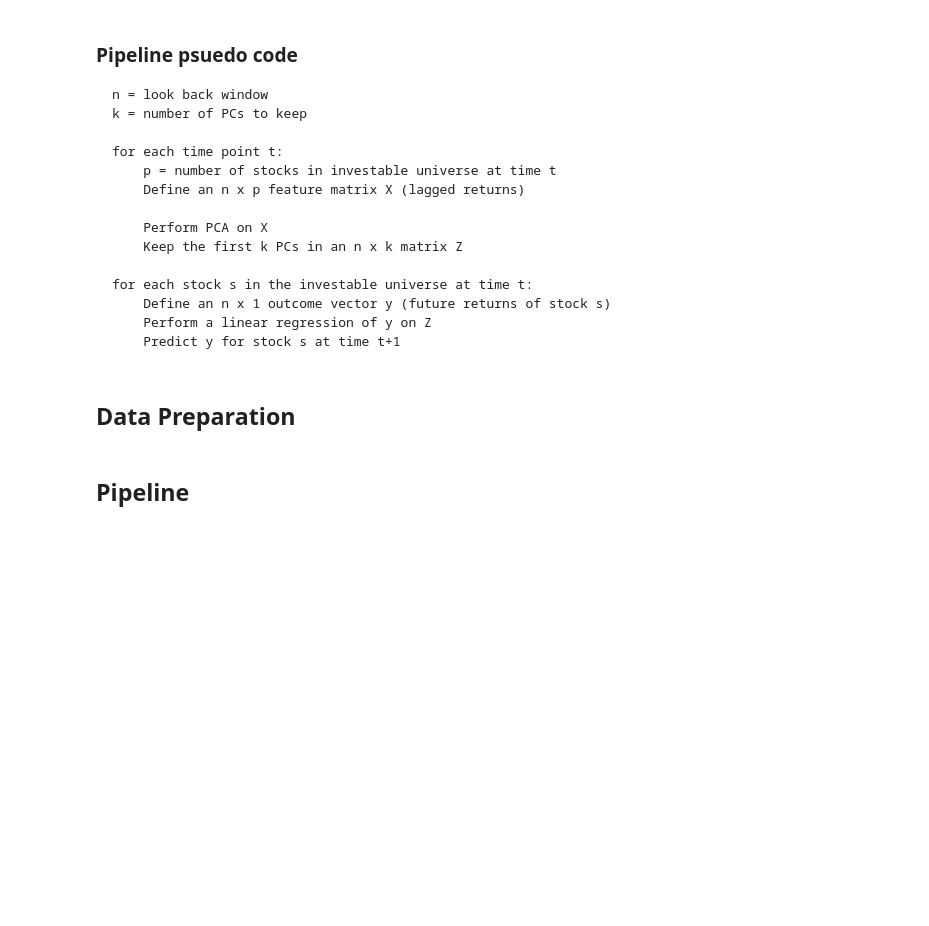
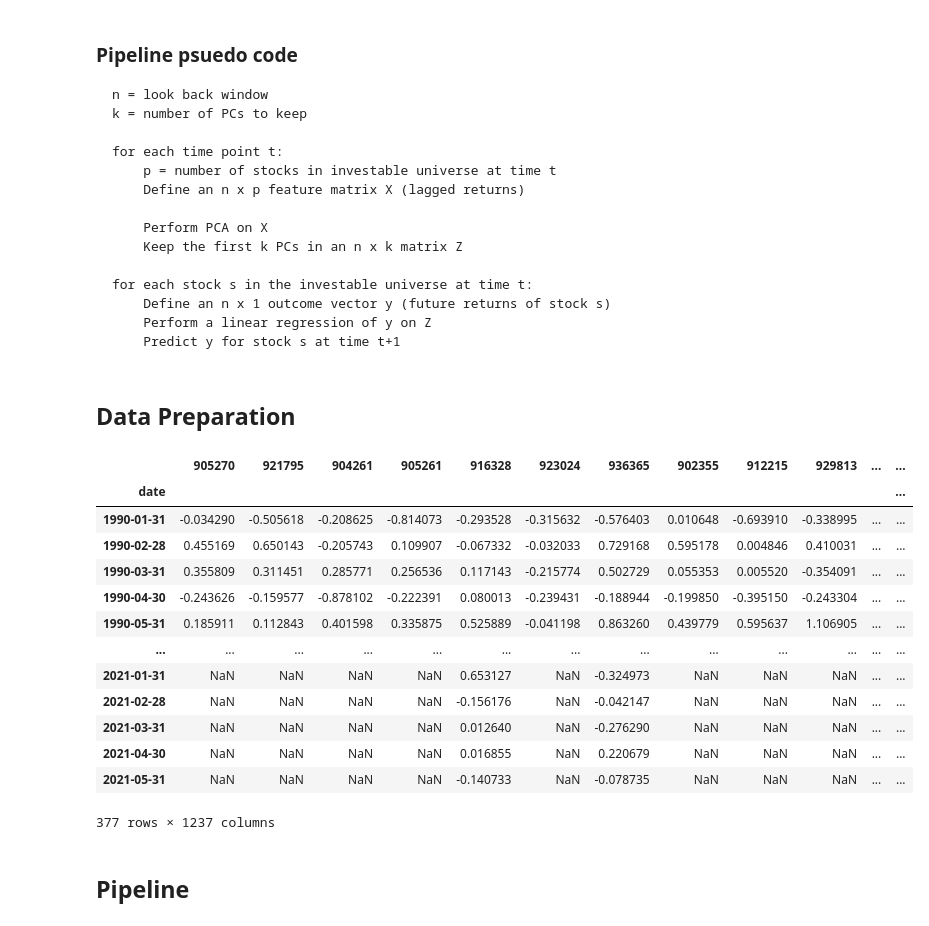
Before and after one commit to jeremylee73/differential-capital, a Jupyter notebook: Integrated Model-RNN.ipynb, the cells around one changed output. Drawn from its saved outputs; the diff is of its cells as text; code cells hidden in the pictures; blank space fills up the shorter version.

```diff
--- a/Integrated Model-RNN.ipynb
+++ b/Integrated Model-RNN.ipynb
@@ -33,6 +33,24 @@ warnings.filterwarnings("ignore")
         Predict y for stock s at time t+1
 # %% [markdown]
 ## Data Preparation
+# %%
+returns_monthly = pd.read_pickle("./Data/returns-monthly.pkl")
+returns_monthly
+# %% [output]
+|  | 905270 | 921795 | 904261 | 905261 | 916328 | 923024 | 936365 | 902355 | 912215 | 929813 | ... | ... |
+| date |  |  |  |  |  |  |  |  |  |  |  | ... |
+| 1990-01-31 | -0.034290 | -0.505618 | -0.208625 | -0.814073 | -0.293528 | -0.315632 | -0.576403 | 0.010648 | -0.693910 | -0.338995 | ... | ... |
+| 1990-02-28 | 0.455169 | 0.650143 | -0.205743 | 0.109907 | -0.067332 | -0.032033 | 0.729168 | 0.595178 | 0.004846 | 0.410031 | ... | ... |
+| 1990-03-31 | 0.355809 | 0.311451 | 0.285771 | 0.256536 | 0.117143 | -0.215774 | 0.502729 | 0.055353 | 0.005520 | -0.354091 | ... | ... |
+| 1990-04-30 | -0.243626 | -0.159577 | -0.878102 | -0.222391 | 0.080013 | -0.239431 | -0.188944 | -0.199850 | -0.395150 | -0.243304 | ... | ... |
+| 1990-05-31 | 0.185911 | 0.112843 | 0.401598 | 0.335875 | 0.525889 | -0.041198 | 0.863260 | 0.439779 | 0.595637 | 1.106905 | ... | ... |
+| ... | ... | ... | ... | ... | ... | ... | ... | ... | ... | ... | ... | ... |
+| 2021-01-31 | NaN | NaN | NaN | NaN | 0.653127 | NaN | -0.324973 | NaN | NaN | NaN | ... | ... |
+| 2021-02-28 | NaN | NaN | NaN | NaN | -0.156176 | NaN | -0.042147 | NaN | NaN | NaN | ... | ... |
+| 2021-03-31 | NaN | NaN | NaN | NaN | 0.012640 | NaN | -0.276290 | NaN | NaN | NaN | ... | ... |
+| 2021-04-30 | NaN | NaN | NaN | NaN | 0.016855 | NaN | 0.220679 | NaN | NaN | NaN | ... | ... |
+| 2021-05-31 | NaN | NaN | NaN | NaN | -0.140733 | NaN | -0.078735 | NaN | NaN | NaN | ... | ... |
+377 rows × 1237 columns
 # %%
 returns = pd.read_pickle("./Data/returns.pkl")
 returns = returns.iloc[1:]
```
Also changed, not shown: parts of 15 cells of this notebook, 3 other files.
